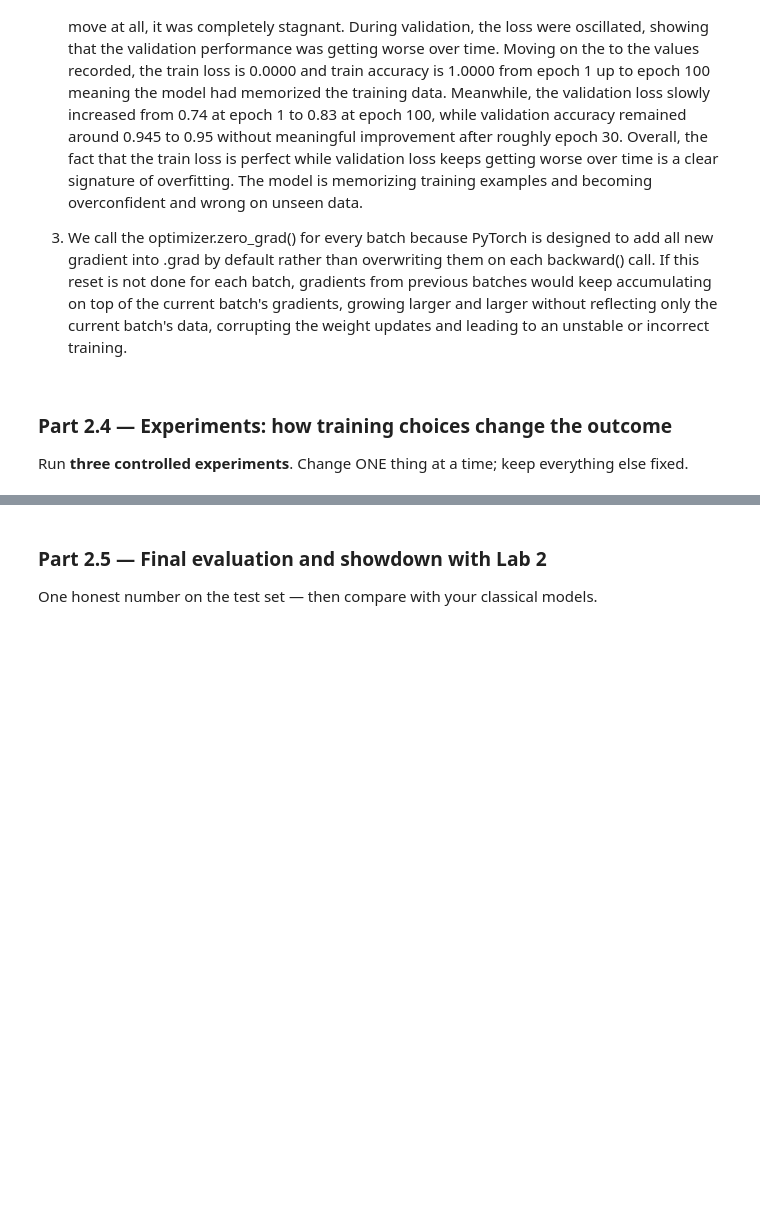
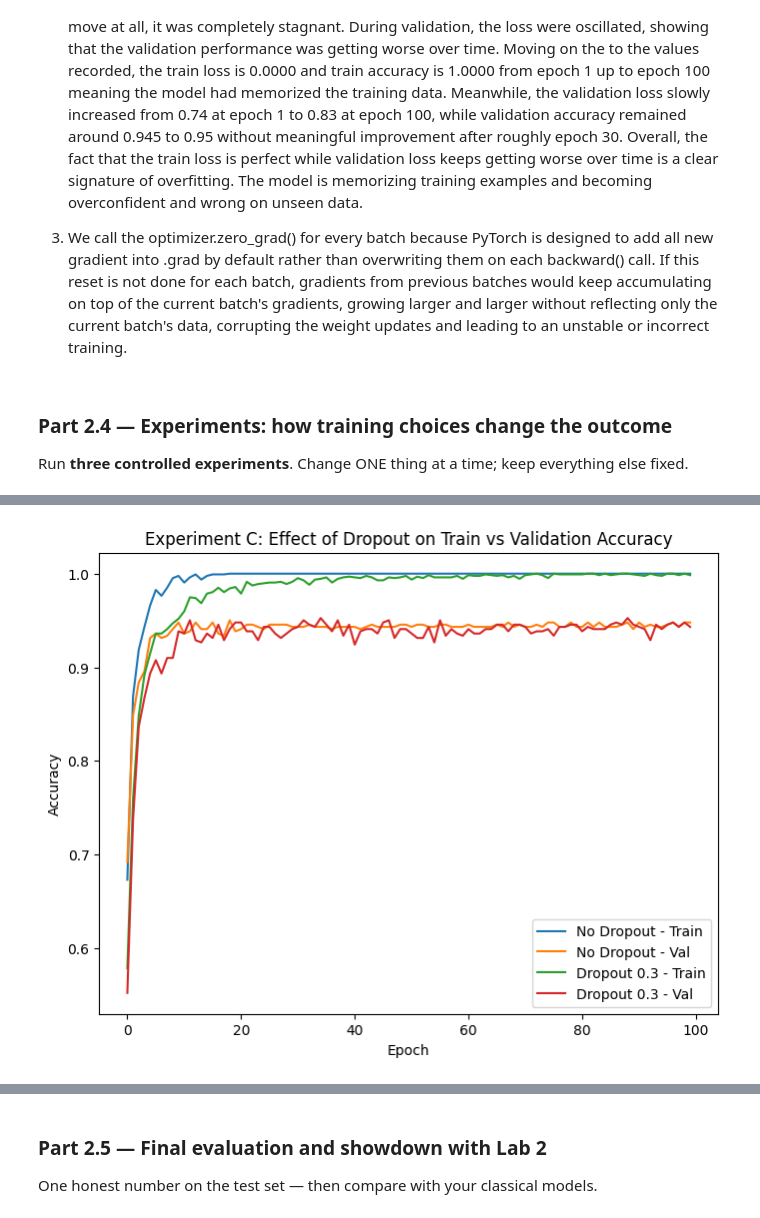
Before and after one commit to YayraBoven/lab-3, a Jupyter notebook: lab_3.ipynb, the cells around one changed output, grey strips where cells are left out. Cells and saved outputs as stored; diff of their text form; code cells hidden in the pictures; blank space fills up the shorter version.

```diff
--- a/lab_3.ipynb
+++ b/lab_3.ipynb
@@ -745,0 +876,20 @@ sentences HOW dropout achieves this.*
+# %%
+# TODO — Experiment C (regularization): take your LARGEST network and train it
+#   with and without nn.Dropout(0.3) after each hidden layer.
+#   Plot train vs validation accuracy for both runs.
+
+history_large_no_dropout = run_experiment(hidden_sizes=(256,128,64),dropout= 0.0, epochs=100)
+history_large_with_dropout = run_experiment(hidden_sizes=(256,128,64),dropout= 0.3, epochs=100)
+
+plt.figure(figsize=(8,6))
+plt.plot(history_large_no_dropout['train_acc'], label='No Dropout - Train')
+plt.plot(history_large_no_dropout['val_acc'], label='No Dropout - Val')
+plt.plot(history_large_with_dropout['train_acc'], label='Dropout 0.3 - Train')
+plt.plot(history_large_with_dropout['val_acc'], label='Dropout 0.3 - Val')
+plt.xlabel("Epoch")
+plt.ylabel("Accuracy")
+plt.title("Experiment C: Effect of Dropout on Train vs Validation Accuracy")
+plt.legend()
+plt.show()
+# %% [output]
+[figure, added]
```
Also changed, not shown: parts of 8 cells of this notebook.
